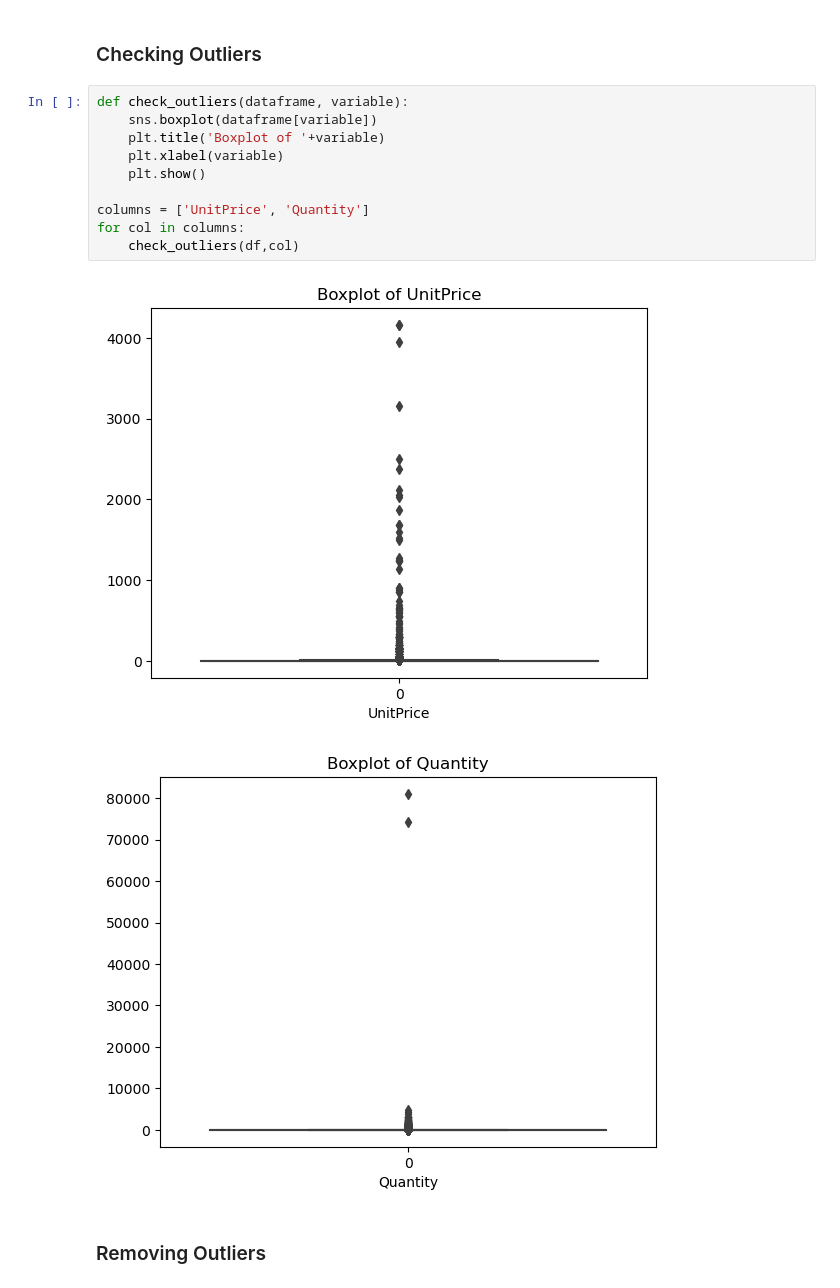
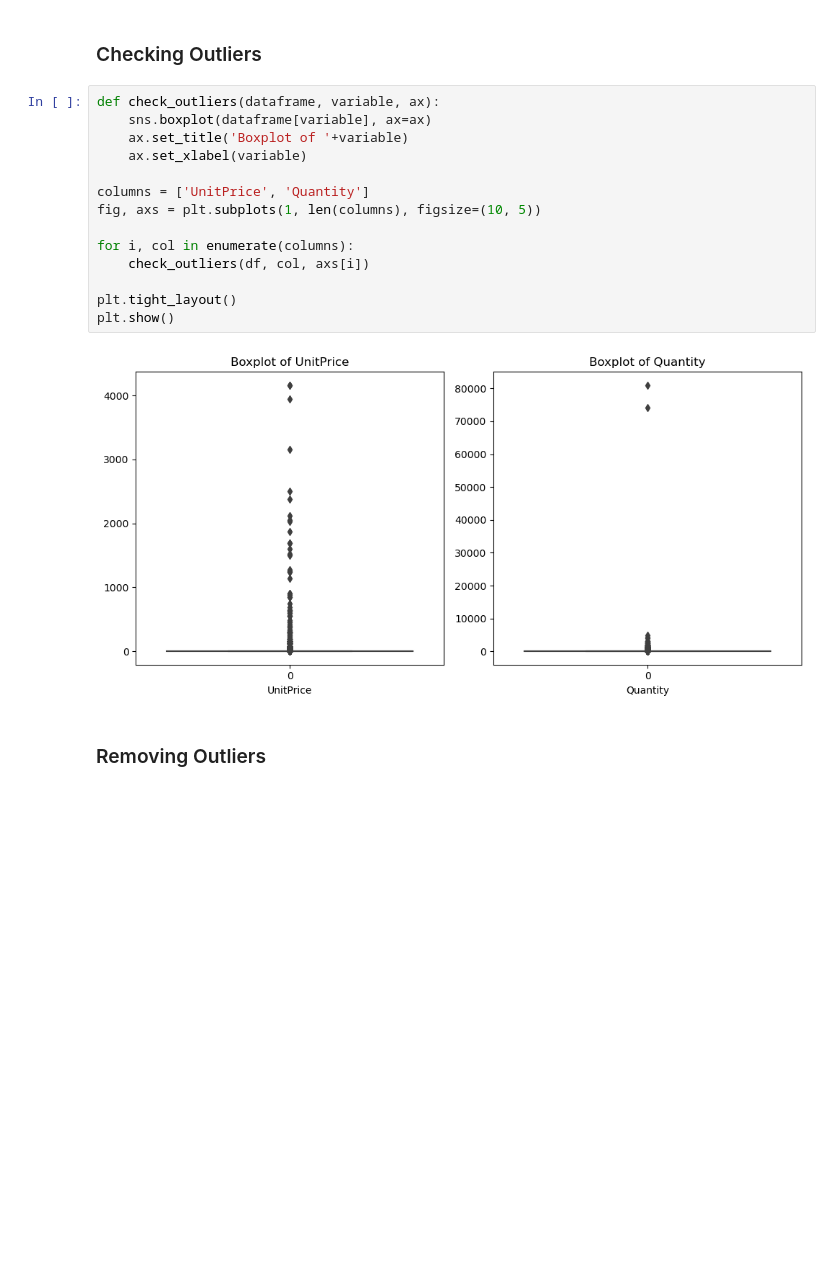
Before and after one commit to UtkarshPrajapati/Customer-Purchase-Recommendation-System, a Jupyter notebook: userstory.ipynb, the cells around one changed output. Saved outputs shown, nothing was run; the diff lists cells and outputs as text; blank space fills up the shorter version.

Commit message:
added plots

```diff
--- a/userstory.ipynb
+++ b/userstory.ipynb
@@ -202,18 +202,21 @@ df["InvoiceNo"].apply(str).str.startswith("C").sum()
 # %% [markdown]
 ### Checking Outliers
 # %%
-def check_outliers(dataframe, variable):
-    sns.boxplot(dataframe[variable])
-    plt.title('Boxplot of '+variable)
-    plt.xlabel(variable)
-    plt.show()
+def check_outliers(dataframe, variable, ax):
+    sns.boxplot(dataframe[variable], ax=ax)
+    ax.set_title('Boxplot of '+variable)
+    ax.set_xlabel(variable)
 
 columns = ['UnitPrice', 'Quantity']
-for col in columns:
-    check_outliers(df,col)
+fig, axs = plt.subplots(1, len(columns), figsize=(10, 5))
+
+for i, col in enumerate(columns):
+    check_outliers(df, col, axs[i])
+
+plt.tight_layout()
+plt.show()
 # %% [output]
-[figure, old version]
+[figure, new version]
-[figure, removed]
 # %% [markdown]
 ### Removing Outliers
 # %%
```
Also changed, not shown: parts of 7 cells of this notebook.
